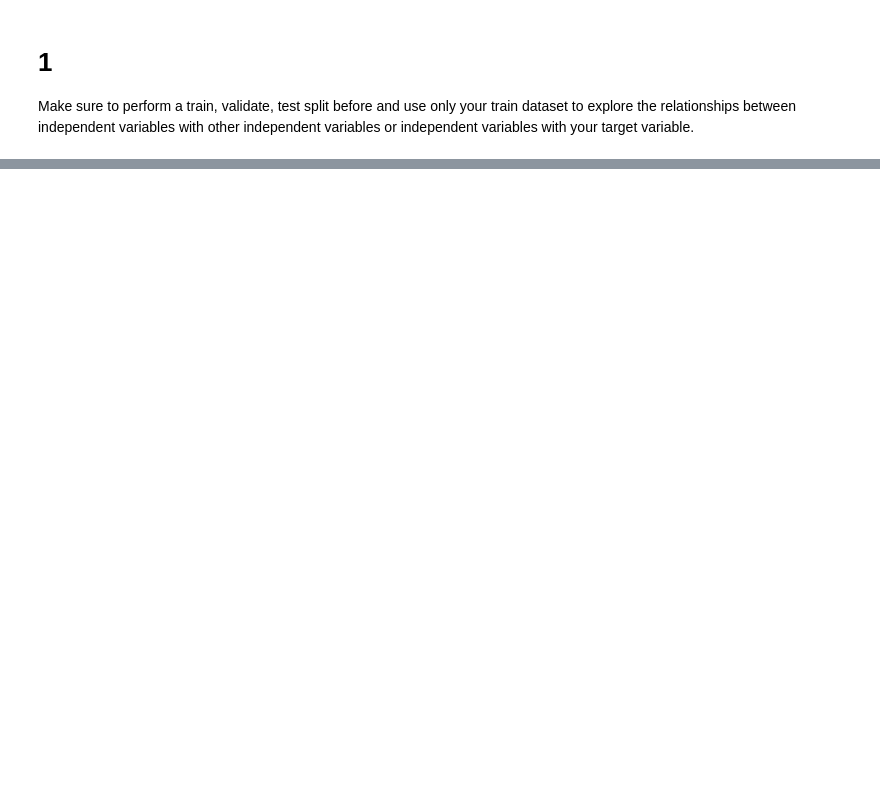
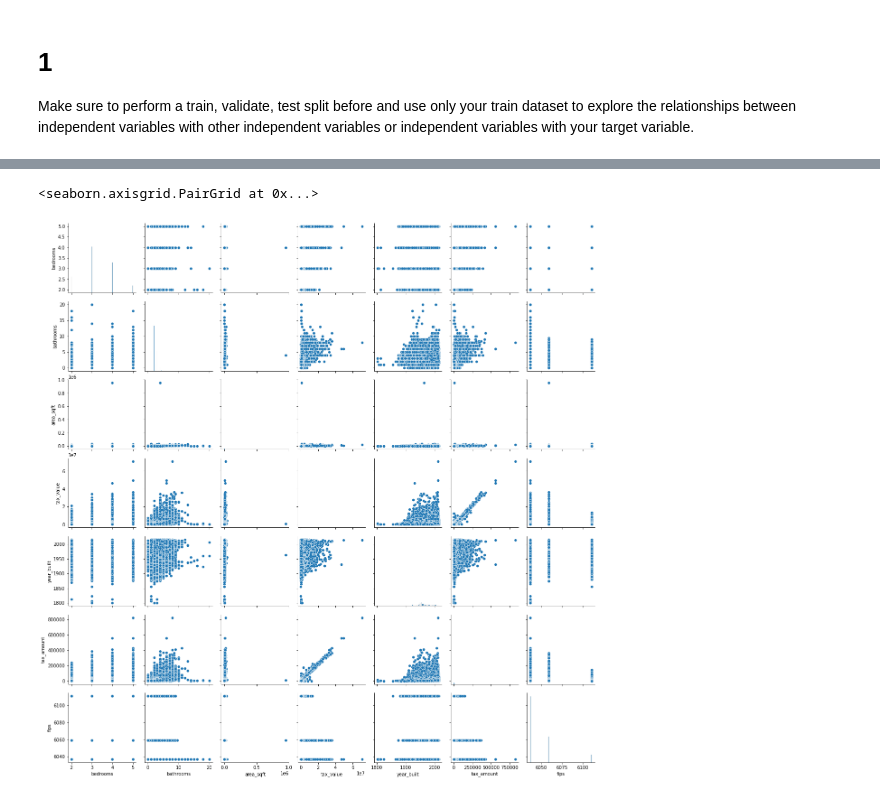
Before and after one commit to ian-james-johnson/regression_exercises, a Jupyter notebook: explore.ipynb, the cells around one changed output, grey strips where cells are left out. Cells and saved outputs as stored; diff of their text form; code cells hidden in the pictures; blank space fills up the shorter version.

```diff
--- a/explore.ipynb
+++ b/explore.ipynb
@@ -117,0 +206,5 @@ plt.show()
+# %%
+sns.pairplot(train)
+# %% [output]
+<seaborn.axisgrid.PairGrid at 0x...>
+[figure, added]
```
Also changed, not shown: parts of 36 cells of this notebook, 4 other files.
